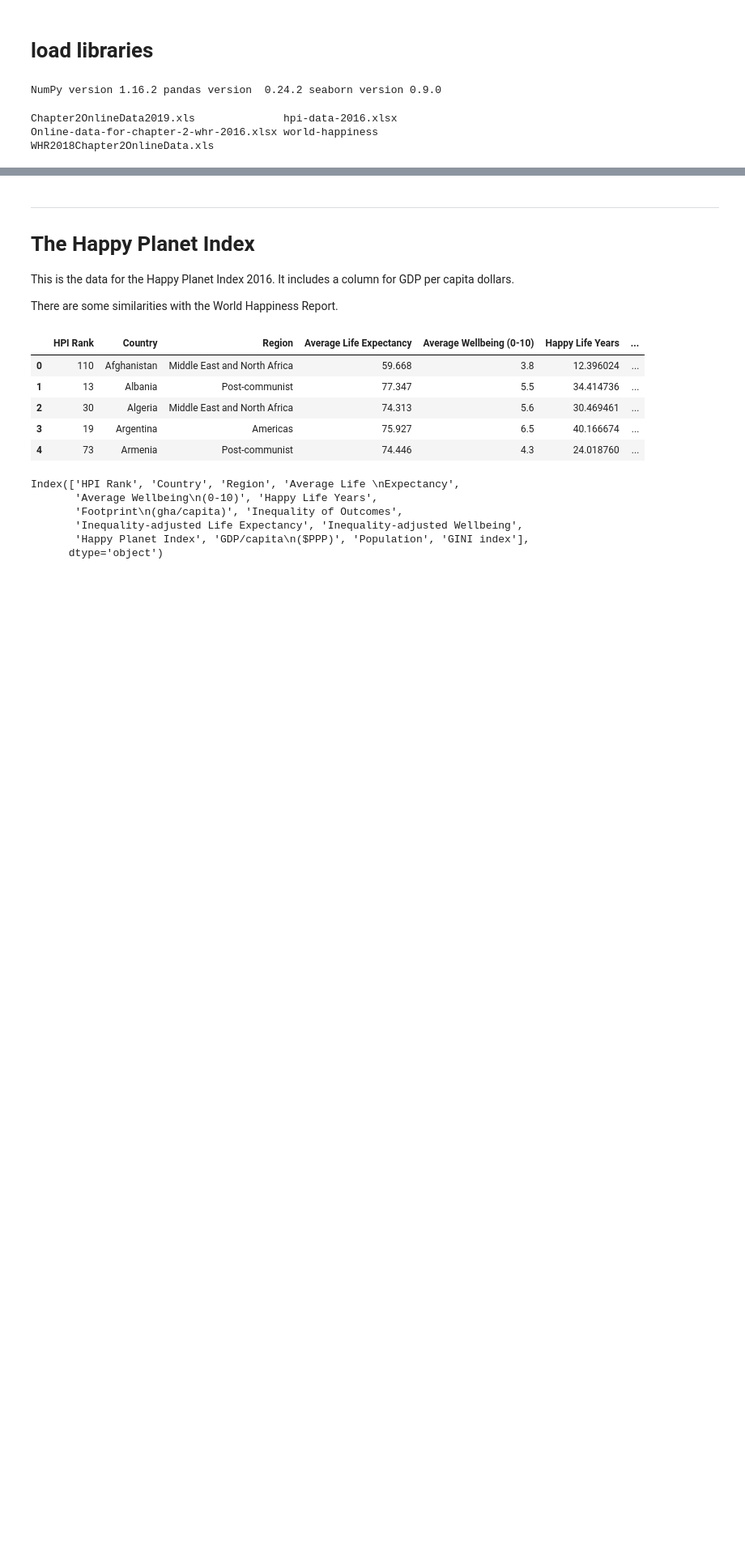
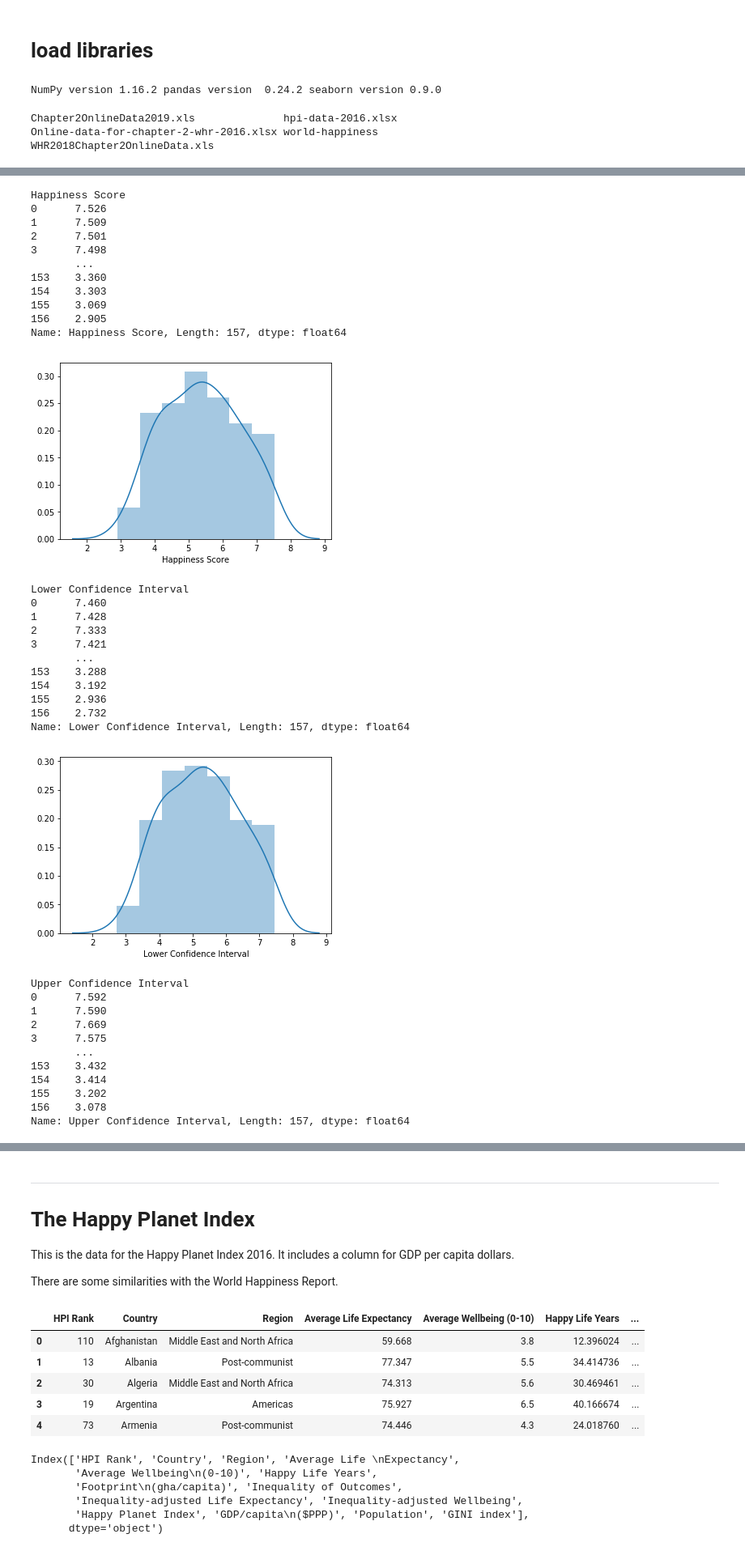
Before and after one commit to angela1C/Programming-for-Data-Analysis-Simulation-Project-2019, a Jupyter notebook: HappySimulate.ipynb, the cells around one changed output, grey strips where cells are left out. Shown at 81% size. Cells and saved outputs as stored; diff of their text form; code cells hidden in the pictures; blank space fills up the shorter version.

```diff
--- a/HappySimulate.ipynb
+++ b/HappySimulate.ipynb
@@ -38,0 +43,2 @@ WHR2018Chapter2OnlineData.xls
+# %%
+df= pd.read_csv("data/world-happiness/2016.csv")
@@ -38,0 +72,46 @@ WHR2018Chapter2OnlineData.xls
+# %%
+for i in df.iloc[:, 3:]:
+    # print the name of the column
+    print(i)
+    # print the column to see the values
+    print(df[i])
+    # plot a distogram
+    sns.distplot(df[i])
+    # need to close each histogram otherwise all will be plotted on the same figure
+    plt.show()
+# %% [output]
+Happiness Score
+0      7.526
+1      7.509
+2      7.501
+3      7.498
+       ...
+153    3.360
+154    3.303
+155    3.069
+156    2.905
+Name: Happiness Score, Length: 157, dtype: float64
+[figure, added]
+Lower Confidence Interval
+0      7.460
+1      7.428
+2      7.333
+3      7.421
+       ...
+153    3.288
+154    3.192
+155    2.936
+156    2.732
+Name: Lower Confidence Interval, Length: 157, dtype: float64
+[figure, added]
+Upper Confidence Interval
+0      7.592
+1      7.590
+2      7.669
+3      7.575
+       ...
+153    3.432
+154    3.414
+155    3.202
+156    3.078
+Name: Upper Confidence Interval, Length: 157, dtype: float64
```
Also changed, not shown: parts of 39 cells of this notebook, 2 other files.
